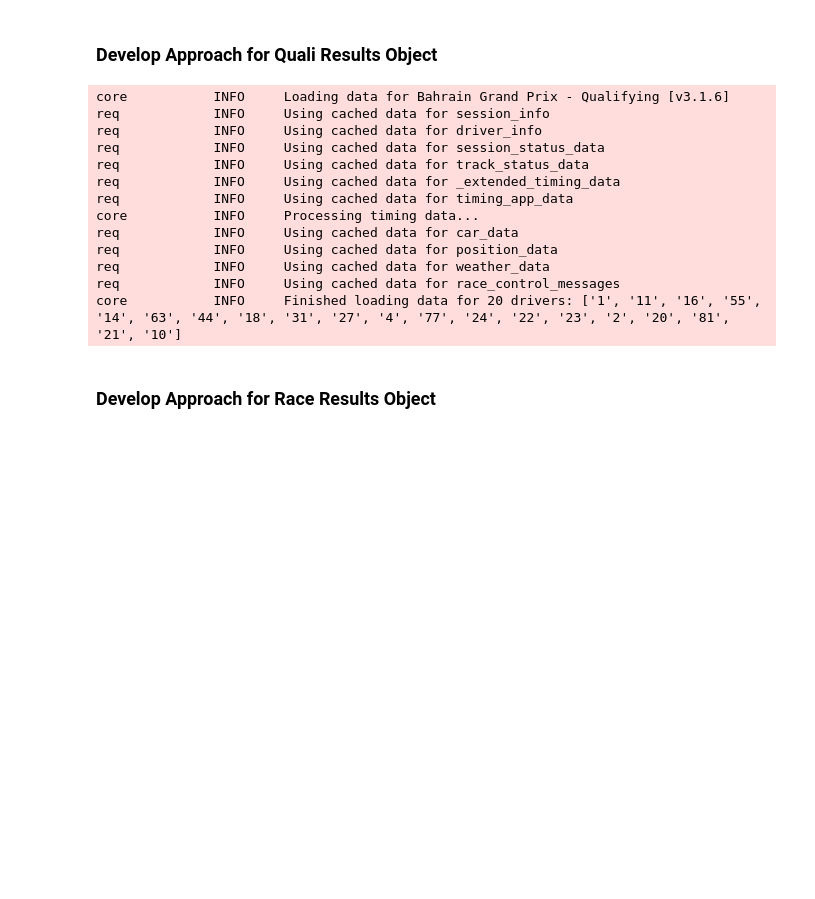
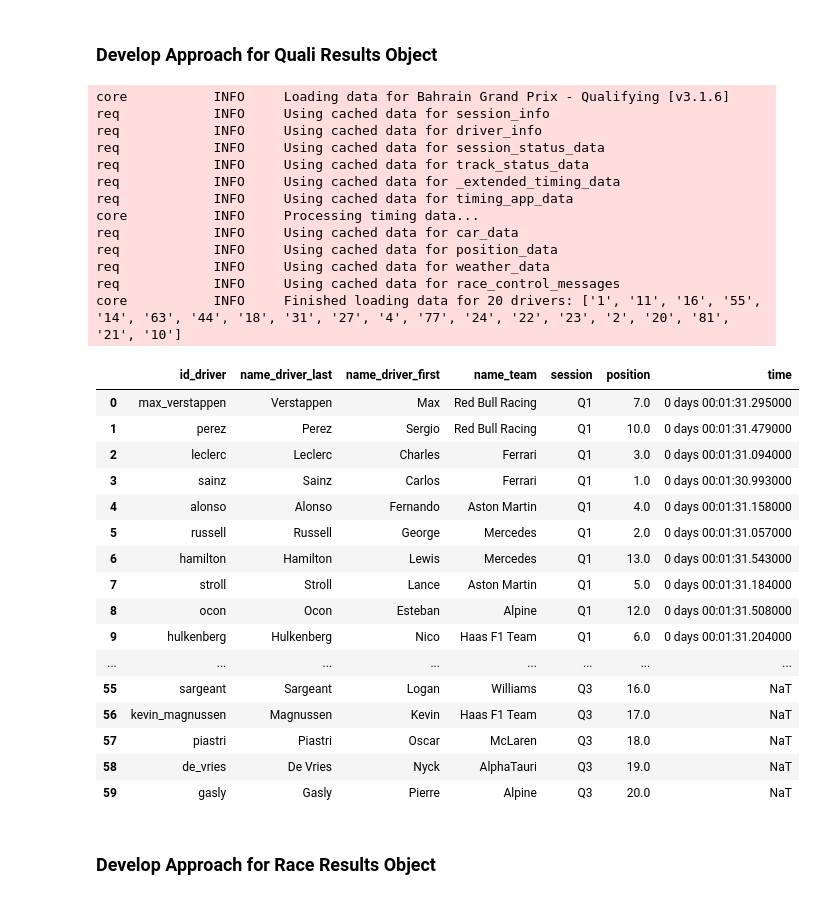
Before and after one commit to AnthonyDalke/f1data, a Jupyter notebook: piastri/docs/fastf1_prototyping.ipynb, the cells around one changed output. Drawn from its saved outputs; the diff is of its cells as text; code cells hidden in the pictures; blank space fills up the shorter version.

Commit message:
Tentatively finished code to process API data.

```diff
--- a/piastri/docs/fastf1_prototyping.ipynb
+++ b/piastri/docs/fastf1_prototyping.ipynb
@@ -103,42 +136,73 @@ df_processed = df_raw.melt(
     value_vars=["Q1", "Q2", "Q3"],
     var_name="session",
     value_name="time",
 )
 
 df_processed.columns = df_processed.columns.str.lower()
 
 df_processed["originalposition"] = df_processed["position"]
 df_processed["position"] = df_processed.groupby("session")["time"].rank(
     method="min", ascending=True
 )
 df_processed["position"] = df_processed["position"].fillna(
     df_processed["originalposition"]
 )
 
 df_processed = df_processed.drop(columns=["originalposition"])
-df_final = df_processed[[
-    "driverid",
-    "lastname",
-    "firstname",
-    "teamname",
-    "session",
-    "position",
-    "time",
-]]
+
+df_processed.rename(
+    columns={
+        "driverid": "id_driver",
+        "lastname": "name_driver_last",
+        "firstname": "name_driver_first",
+        "teamname": "name_team",
+    },
+    inplace=True,
+)
+df_final = df_processed[
+    [
+        "id_driver",
+        "name_driver_last",
+        "name_driver_first",
+        "name_team",
+        "session",
+        "position",
+        "time",
+    ]
+]
+
+df_final
 # %% [output]
 core           INFO     Loading data for Bahrain Grand Prix - Qualifying [v3.1.6]
 req            INFO     Using cached data for session_info
 req            INFO     Using cached data for driver_info
 req            INFO     Using cached data for session_status_data
 req            INFO     Using cached data for track_status_data
 req            INFO     Using cached data for _extended_timing_data
 req            INFO     Using cached data for timing_app_data
 core           INFO     Processing timing data...
 req            INFO     Using cached data for car_data
 req            INFO     Using cached data for position_data
 req            INFO     Using cached data for weather_data
 req            INFO     Using cached data for race_control_messages
 core           INFO     Finished loading data for 20 drivers: ['1', '11', '16', '55', '14', '63', '44', '18', '31', '27', '4', '77', '24', '22', '23', '2', '20', '81', '21', '10']
+|  | id_driver | name_driver_last | name_driver_first | name_team | session | position | time |
+| 0 | max_verstappen | Verstappen | Max | Red Bull Racing | Q1 | 7.0 | 0 days 00:01:31.295000 |
+| 1 | perez | Perez | Sergio | Red Bull Racing | Q1 | 10.0 | 0 days 00:01:31.479000 |
+| 2 | leclerc | Leclerc | Charles | Ferrari | Q1 | 3.0 | 0 days 00:01:31.094000 |
+| 3 | sainz | Sainz | Carlos | Ferrari | Q1 | 1.0 | 0 days 00:01:30.993000 |
+| 4 | alonso | Alonso | Fernando | Aston Martin | Q1 | 4.0 | 0 days 00:01:31.158000 |
+| 5 | russell | Russell | George | Mercedes | Q1 | 2.0 | 0 days 00:01:31.057000 |
+| 6 | hamilton | Hamilton | Lewis | Mercedes | Q1 | 13.0 | 0 days 00:01:31.543000 |
+| 7 | stroll | Stroll | Lance | Aston Martin | Q1 | 5.0 | 0 days 00:01:31.184000 |
+| 8 | ocon | Ocon | Esteban | Alpine | Q1 | 12.0 | 0 days 00:01:31.508000 |
+| 9 | hulkenberg | Hulkenberg | Nico | Haas F1 Team | Q1 | 6.0 | 0 days 00:01:31.204000 |
+| ... | ... | ... | ... | ... | ... | ... | ... |
+| 55 | sargeant | Sargeant | Logan | Williams | Q3 | 16.0 | NaT |
+| 56 | kevin_magnussen | Magnussen | Kevin | Haas F1 Team | Q3 | 17.0 | NaT |
+| 57 | piastri | Piastri | Oscar | McLaren | Q3 | 18.0 | NaT |
+| 58 | de_vries | De Vries | Nyck | AlphaTauri | Q3 | 19.0 | NaT |
+| 59 | gasly | Gasly | Pierre | Alpine | Q3 | 20.0 | NaT |
 # %% [markdown]
 ### Develop Approach for Race Results Object
 # %%
```
Also changed, not shown: parts of 4 cells of this notebook.
